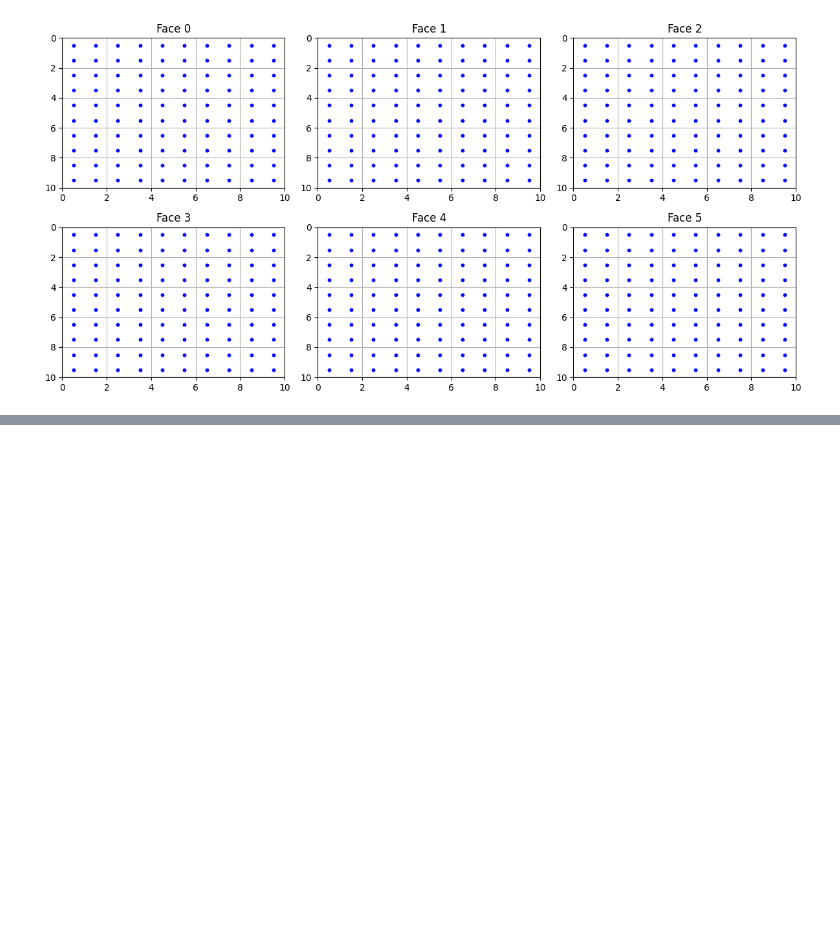
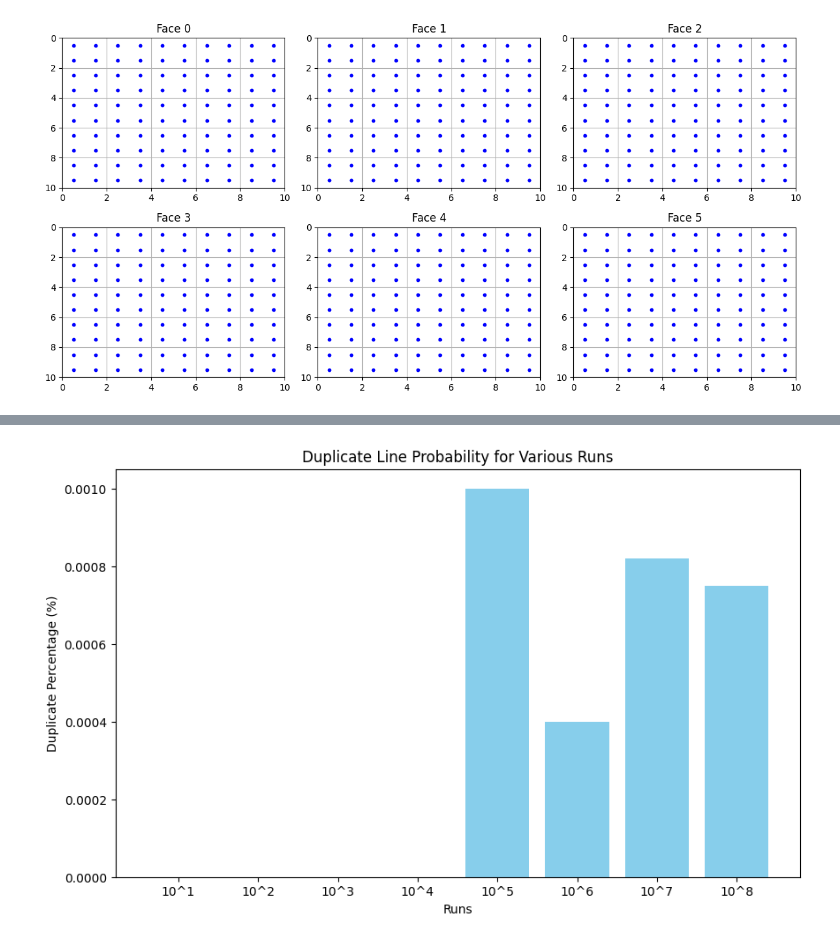
Before and after one commit to Qrax/cube_chance, a Jupyter notebook: main.ipynb, the cells around one changed output, grey strips where cells are left out. Saved outputs shown, nothing was run; the diff lists cells and outputs as text; code cells hidden in the pictures; blank space fills up the shorter version.

Commit message:
bij de lange run om uit te rekenen wat de percentages zijn een predicted time van de volgende uit te rekenen

```diff
--- a/main.ipynb
+++ b/main.ipynb
@@ -377,8 +375,35 @@ valid_lines = compute_valid_lines(dots)
 # Visualize the realistic cube (optional)
 visualize_realistic_cube(dots, valid_lines, num_lines=100, display=False)
 
-# Test duplicate percentage for various runs
-for runs in [10, 100, 1000, 10000, 100000, 1000000, 10000000]:
-    test_duplicate_percentage(valid_lines, runs)
+import time
+import numpy as np
+from sklearn.linear_model import LinearRegression
+
+# Test duplicate percentage for various runs and make a time prediction based on the number of runs
+percentages_list = []
+times_list = []
+runs_list = [10, 100, 1000, 10000, 100000, 1000000, 10000000, 100000000]
+
+for runs in runs_list:
+    start_time = time.time()
+    percentages_list.append(test_duplicate_percentage(valid_lines, runs))
+    end_time = time.time()
+    times_list.append(end_time - start_time)
+
+    # Fit a linear regression model to predict the time for the next run
+    X = np.array(runs_list[:len(times_list)]).reshape(-1, 1)
+    y = np.array(times_list)
+    model = LinearRegression()
+    model.fit(X, y)
+
+    # Predict the time for the next run
+    if len(times_list) < len(runs_list):
+        next_run = runs_list[len(times_list)]
+        predicted_time = model.predict([[next_run]])
+        print(f"Predicted time for {next_run} runs: {predicted_time[0]:.2f} seconds")
+
+# Print the time taken for each run
+for runs, duration in zip(runs_list, times_list):
+    print(f"Runs: {runs}, Time taken: {duration:.2f} seconds")
 # %% [output]
 Runs: 10, Duplicates: 0, Percentage: 0.00%
@@ -390,0 +426,11 @@ Runs: 10000000, Duplicates: 77, Percentage: 0.00%
+# %%
+#PLOT histogram for the probability of duplicates percentages_list
+plt.figure(figsize=(10, 6))
+plt.bar(range(len(percentages_list)), percentages_list, color="skyblue")
+plt.xlabel("Runs")
+plt.ylabel("Duplicate Percentage (%)")
+plt.title("Duplicate Line Probability for Various Runs")
+plt.xticks(range(len(percentages_list)), [f"10^{i}" for i in range(1, 9)])
+plt.show()
+# %% [output]
+[figure, added]
```
Also changed, not shown: parts of 3 cells of this notebook.
